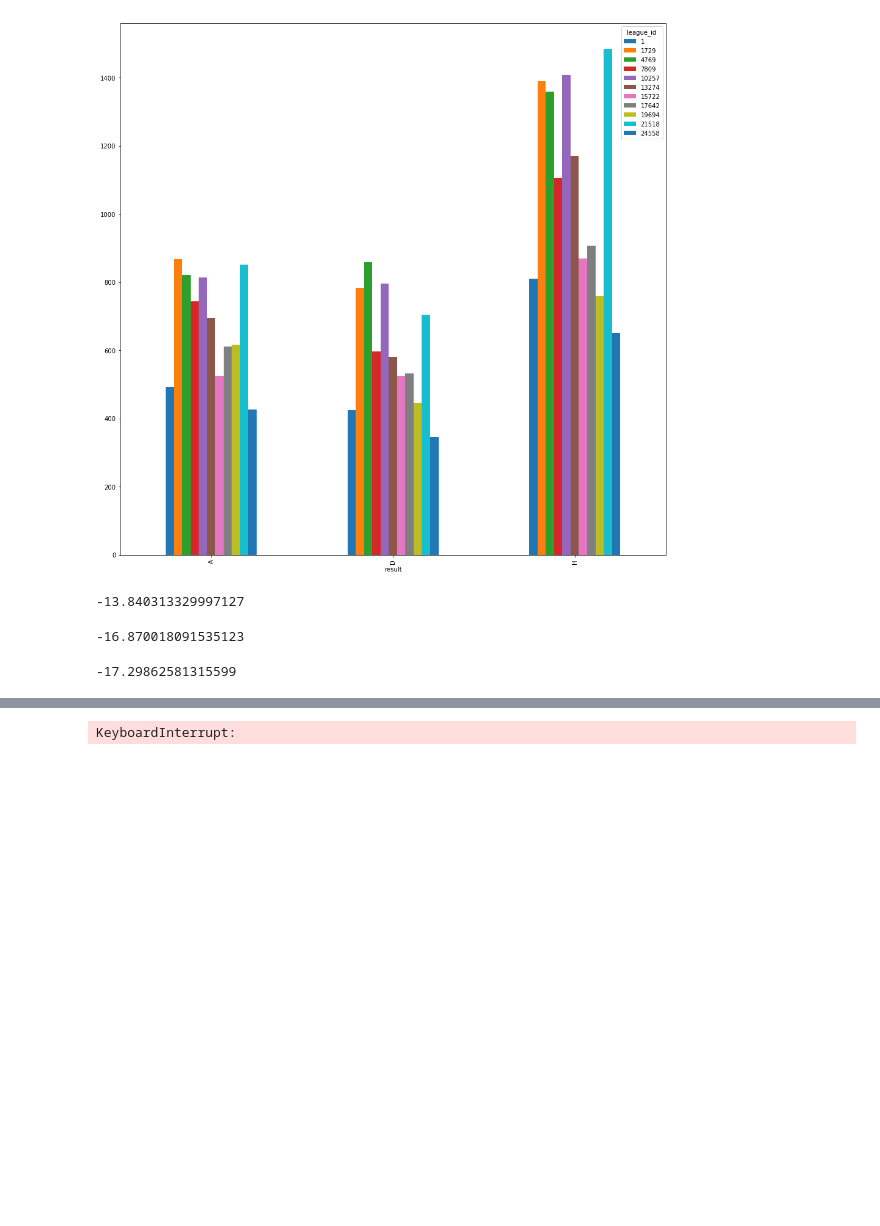
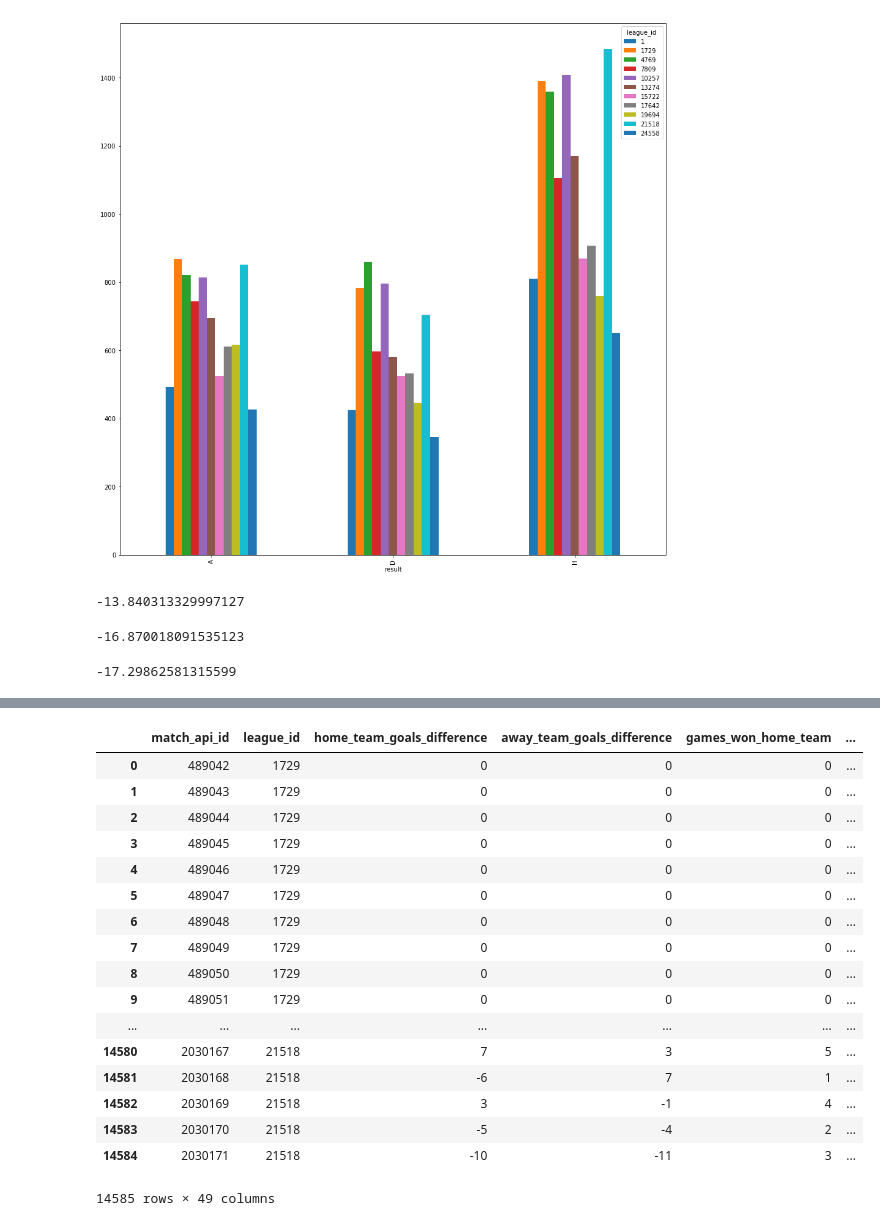
Before and after one commit to rfm2274/Soccer, a Jupyter notebook: Soccer Betting.ipynb, the cells around one changed output, grey strips where cells are left out. Drawn from its saved outputs; the diff is of its cells as text; code cells hidden in the pictures; blank space fills up the shorter version.

```diff
--- a/Soccer Betting.ipynb
+++ b/Soccer Betting.ipynb
@@ -206,6 +227,6 @@ def get_all_probs(match):
 # %%
 def get_match_data(match,matches,n =10):
-    date = match.date
+    date = pd.to_datetime(match.date)
     home_team = match.home_team_api_id
     away_team = match.away_team_api_id
 
@@ -241,10 +262,10 @@ def get_match_data(match,matches,n =10):
 
     return data
 # %%
-def get_all_matches_data(matches,n =10,players = True ,stats=''):
+def get_all_matches_data(matches,n =10,players = True ,stats='',bookies = get_good_bookies()):
     match_stats = matches.apply(lambda x: get_match_data(x, matches), axis = 1)
 
-    probs = matches.apply(get_all_probs,axis = 1)
+    probs = matches.apply(lambda x: get_all_probs(x,bookies),axis = 1)
     results = matches.apply(get_result_for_merge,axis = 1)
 
     if players == True:
@@ -402,8 +458,25 @@ def get_match_ratings(match,stats):
 
     return players_stats
 # %%
-match_data_with_players = get_all_matches_data(matches,stats = player_attributes)
+match_data_with_players = get_all_matches_data(good_matches,stats = player_attributes)
 
 match_data_with_players
 # %% [output]
+|  | match_api_id | league_id | home_team_goals_difference | away_team_goals_difference | games_won_home_team | ... |
+| 0 | 489042 | 1729 | 0 | 0 | 0 | ... |
+| 1 | 489043 | 1729 | 0 | 0 | 0 | ... |
+| 2 | 489044 | 1729 | 0 | 0 | 0 | ... |
+| 3 | 489045 | 1729 | 0 | 0 | 0 | ... |
+| 4 | 489046 | 1729 | 0 | 0 | 0 | ... |
+| 5 | 489047 | 1729 | 0 | 0 | 0 | ... |
+| 6 | 489048 | 1729 | 0 | 0 | 0 | ... |
+| 7 | 489049 | 1729 | 0 | 0 | 0 | ... |
+| 8 | 489050 | 1729 | 0 | 0 | 0 | ... |
+| 9 | 489051 | 1729 | 0 | 0 | 0 | ... |
+| ... | ... | ... | ... | ... | ... | ... |
+| 14580 | 2030167 | 21518 | 7 | 3 | 5 | ... |
+| 14581 | 2030168 | 21518 | -6 | 7 | 1 | ... |
+| 14582 | 2030169 | 21518 | 3 | -1 | 4 | ... |
+| 14583 | 2030170 | 21518 | -5 | -4 | 2 | ... |
+| 14584 | 2030171 | 21518 | -10 | -11 | 3 | ... |
-KeyboardInterrupt:
+14585 rows × 49 columns
```
Also changed, not shown: parts of 49 cells of this notebook.
